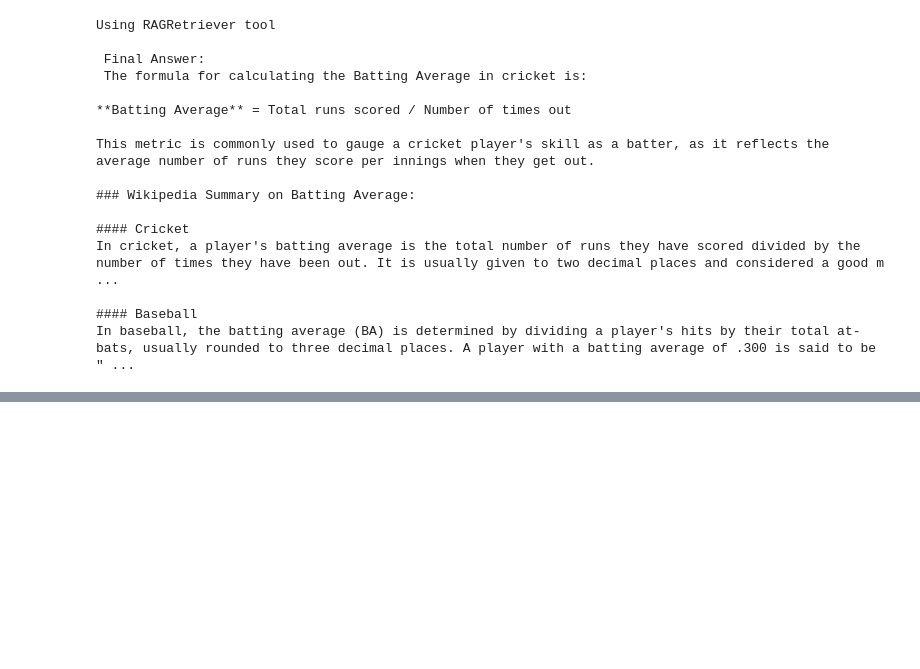
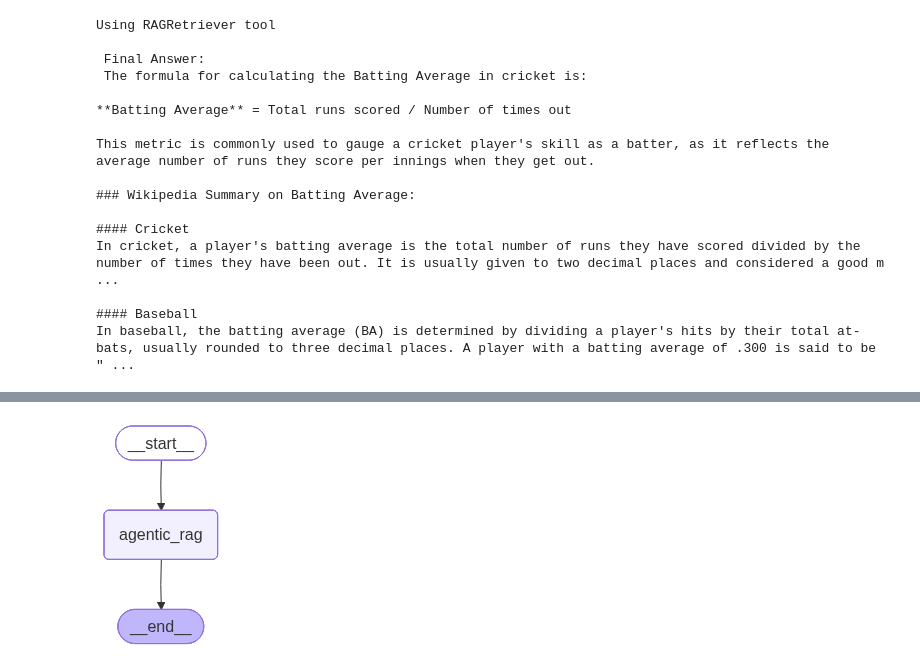
Before and after one commit to Jaspal-reelup/agentic-RAG, a Jupyter notebook: ReAct.ipynb, the cells around one changed output, grey strips where cells are left out. Cells and saved outputs as stored; diff of their text form; code cells hidden in the pictures; blank space fills up the shorter version.

Commit message:
custom tools

```diff
--- a/ReAct.ipynb
+++ b/ReAct.ipynb
@@ -124,0 +175,7 @@ In baseball, the batting average (BA) is determined by dividing a player's hits
+# %%
+internal_tool_1=make_retriever_tool_from_text(
+    "example.txt",
+    "InternalTechDocs",
+    "Search internal tech documents from example"
+)
+internal_tool_1
@@ -124,0 +184,7 @@ In baseball, the batting average (BA) is determined by dividing a player's hits
+# %%
+internal_tool_2=make_retriever_tool_from_text(
+    "example2.txt",
+    "InternalTechDocs2",
+    "Search dummy details from example2"
+)
+internal_tool_2
@@ -124,0 +193,5 @@ In baseball, the batting average (BA) is determined by dividing a player's hits
+# %%
+tools=[wiki_tool,arxiv_tool,internal_tool_1,internal_tool_2]
+
+react_node=create_agent(llm,tools)
+react_node
@@ -124,0 +200,13 @@ In baseball, the batting average (BA) is determined by dividing a player's hits
+# %%
+class AgentState(TypedDict):
+    messages:Annotated[Sequence[BaseMessage],add_messages]
+# %%
+builder = StateGraph(AgentState)
+builder.add_node("agentic_rag",react_node)
+builder.set_entry_point("agentic_rag")
+builder.add_edge("agentic_rag",END)
+
+graph=builder.compile()
+graph
+# %% [output]
+[figure, added]
```
Also changed, not shown: parts of 9 cells of this notebook, 4 other files.
